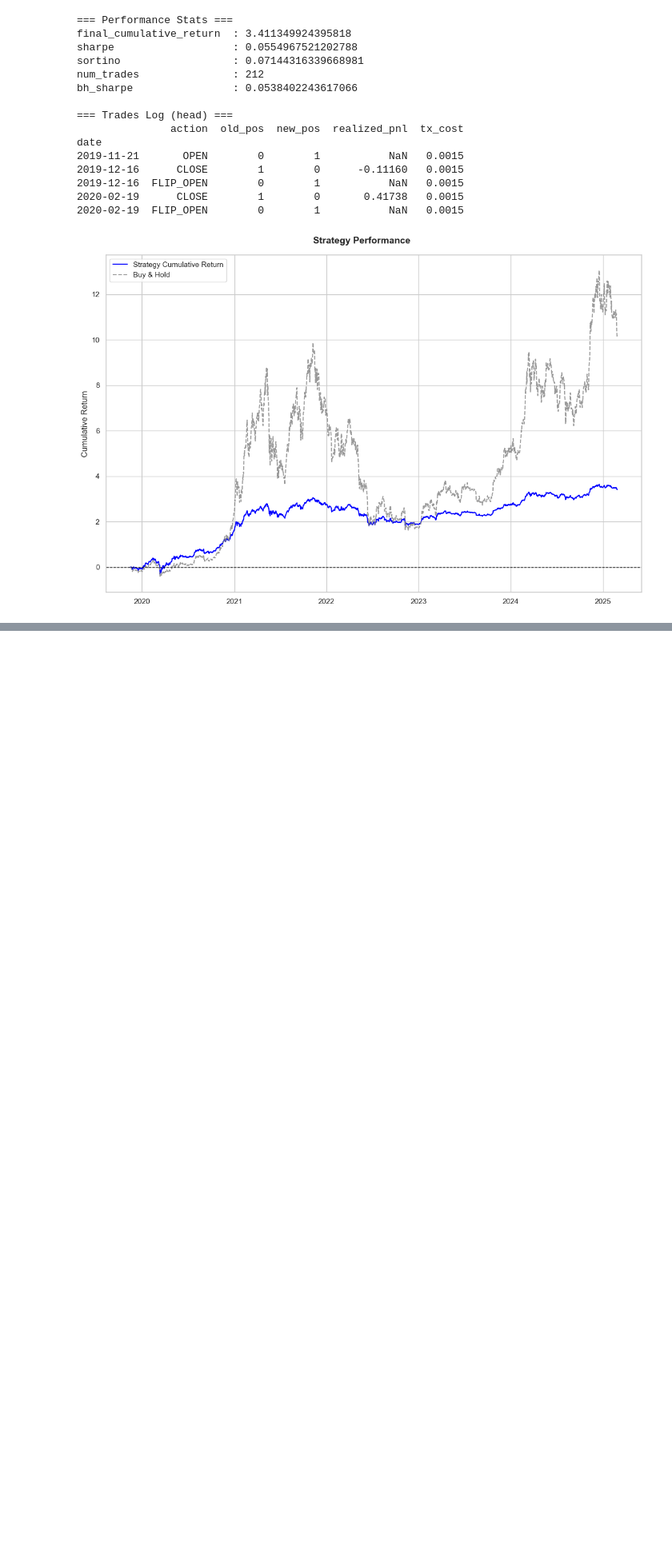
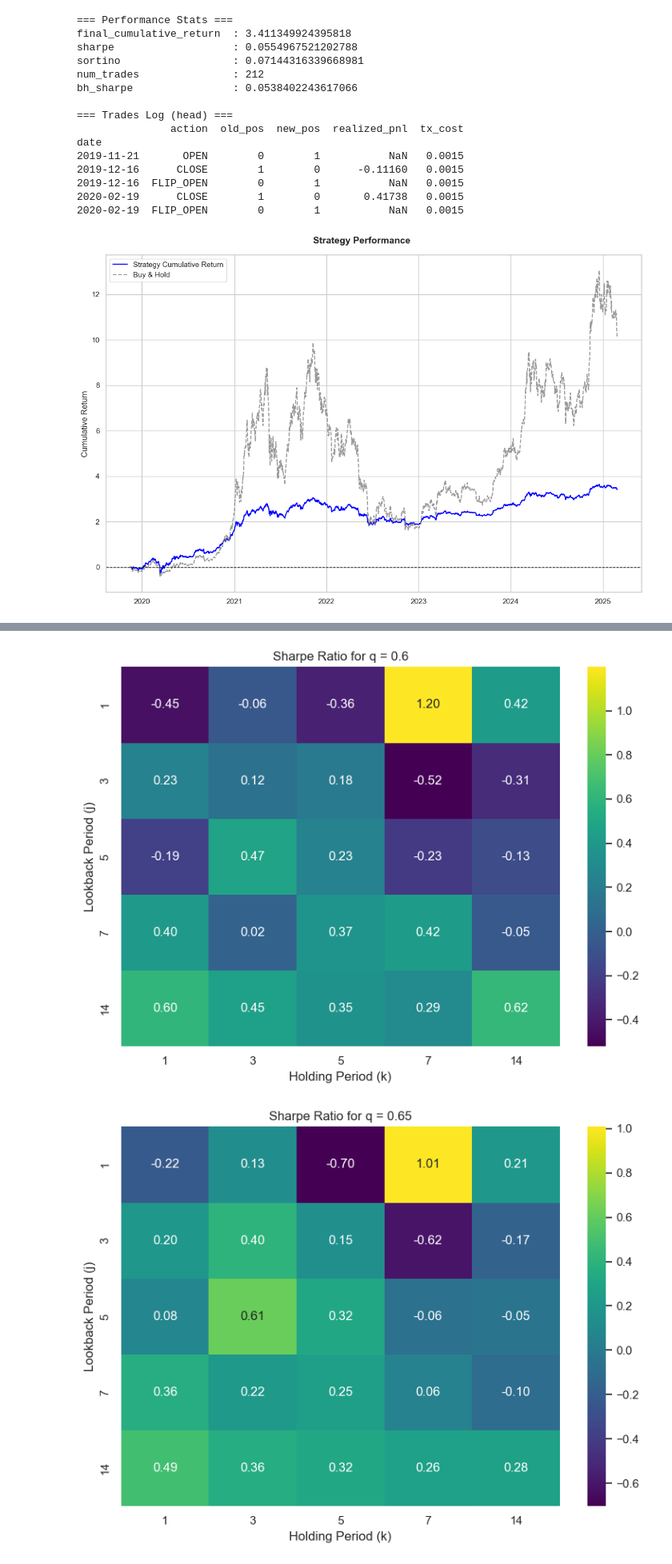
Before and after one commit to andrewpark19/QTS_Final_Project, a Jupyter notebook: QTS_Trading_Project.ipynb, the cells around one changed output, grey strips where cells are left out. Shown at 80% size. Drawn from its saved outputs; the diff is of its cells as text; code cells hidden in the pictures; blank space fills up the shorter version.

```diff
--- a/QTS_Trading_Project.ipynb
+++ b/QTS_Trading_Project.ipynb
@@ -700,0 +987,5 @@ date
+# %%
+visualize_metrics_results(metrics_results, metric="Sharpe Ratio")
+# %% [output]
+[figure, added]
+[figure, added]
```
Also changed, not shown: parts of 7 cells of this notebook, 1 other file.
